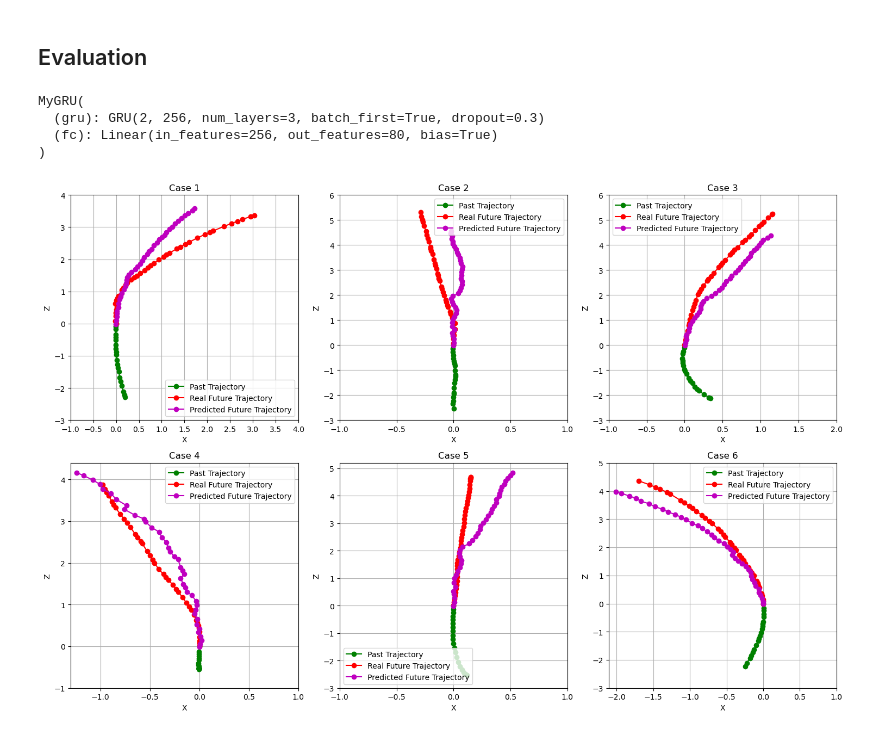
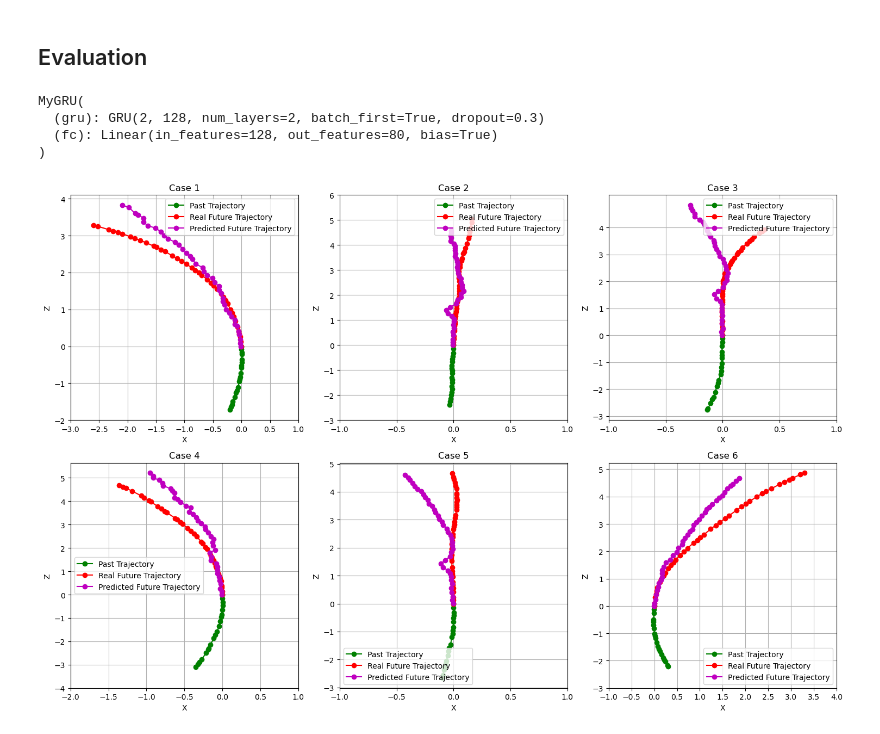
Before and after one commit to AlexSanta/Lab_Image_and_Video_Analysis, a Jupyter notebook: step1_one_shot.ipynb, the cells around one changed output. Saved outputs shown, nothing was run; the diff lists cells and outputs as text; code cells hidden in the pictures.

```diff
--- a/step1_one_shot.ipynb
+++ b/step1_one_shot.ipynb
@@ -13,10 +13,11 @@ from torch.utils.data import Dataset, DataLoader, Subset, random_split
 folder_path = "samples_data"
 device = torch.device('cuda' if torch.cuda.is_available() else 'cpu')
 batch_size = 64
-epochs = 200
+epochs = 100
 lr = 0.001
-num_layers = 3
-hidden_size= 256
+train_ratio = 0.75
+num_layers = 2
+hidden_size= 128
 input_size = 2 #non si considera la y
 past_seconds = 2
 future_seconds = 4
@@ -199,15 +234,13 @@ test_set = Subset(dataset, list(range(train_size, len(dataset))))
 train_loader = DataLoader(train_set, num_workers=2, batch_size=batch_size, shuffle=True)
 test_loader = DataLoader(test_set, num_workers=2, batch_size=batch_size, shuffle=False)
 # %%
-#Calcolo della varianza e della deviazione standard globali di x e di z
+#Calcolo della varianza e della deviazione standard globali di x e di z nel futuro
 
 all_x_values = []
 all_z_values = []
 
-for past, future in train_set + test_set:
-    all_x_values.append(past[:, 0])
+for past, future in original_dataset:
     all_x_values.append(future[:, 0])
-    all_z_values.append(past[:, 1])
     all_z_values.append(future[:, 1])
 
 #Concatenazione di tutti i punti
@@ -220,6 +253,6 @@ global_z_variance = torch.var(all_z_values)
 global_x_std = global_x_variance ** 0.5
 global_z_std = global_z_variance ** 0.5
 
-print(f"Global variance of the x-coordinate: {global_x_variance.item()}")
-print(f"Global variance of the z-coordinate: {global_z_variance.item()}")
+print(f"Global variance of the future x-coordinate: {global_x_variance.item()}")
+print(f"Global variance of the future z-coordinate: {global_z_variance.item()}")
 # %% [output]
@@ -331,60 +364,68 @@ model.load_state_dict(torch.load("model_weights_step1_one_shot"))
 model.eval()
 # %% [output]
 MyGRU(
-  (gru): GRU(2, 256, num_layers=3, batch_first=True, dropout=0.3)
-  (fc): Linear(in_features=256, out_features=80, bias=True)
+  (gru): GRU(2, 128, num_layers=2, batch_first=True, dropout=0.3)
+  (fc): Linear(in_features=128, out_features=80, bias=True)
 )
 # %%
 model.eval()
 
-batch = next(iter(test_loader)) # prende un batch dal test_loader
-past_batch, future_batch = batch  # estrae passato e futuro dal batch
+examples = []
+batch_indices = 6   # numero batch consecutivi usati
+example_index = [9, 9, 9, 0, 5, 50]
 
-# seleziona tre esempi diversi dal batch
-indices = [5, 10, 15, 20, 25, 26]  # indici di sei campioni
-examples = [(past_batch[i], future_batch[i]) for i in indices]
+# Itera sui primi 6 batch del test_loader
+for b_idx, batch in enumerate(test_loader):
+    if b_idx >= batch_indices:
+        break
+
+    past_batch, future_batch = batch
+
+    examples.append((past_batch[example_index[b_idx]], future_batch[example_index[b_idx]]))
+
+examples[3], examples[4], examples[5] = examples[4], examples[5], examples[3]
 
 fig, axes = plt.subplots(2, 3, figsize=(15, 10))
 
 for i, (past, future) in enumerate(examples):
 
     all_points = torch.cat((past, future), 0)
-    past = past.cpu().numpy()
-    future = future.cpu().numpy()
+    past_np = past.cpu().numpy()
+    future_np = future.cpu().numpy()
 
     # Predizione del modello
-    past_tensor = past_batch[indices[i]].unsqueeze(0).to(device)  # prende un campione e aggiunge batch dim
+    past_tensor = past.unsqueeze(0).to(device)  # aggiunge batch dim
     with torch.no_grad():
         predicted_future = model(past_tensor).squeeze(0).cpu().detach().numpy()  # predice e converte in numpy
 
     row, col = divmod(i, 3)  # Converte i in (riga, colonna)
 
     # Plot
-    axes[row, col].plot(past[:, 0], past[:, 1], 'g-o', label="Past Trajectory")
-    axes[row, col].plot(future[:, 0], future[:, 1], 'r-o', label="Real Future Trajectory")
+    axes[row, col].plot(past_np[:, 0], past_np[:, 1], 'g-o', label="Past Trajectory")
+    axes[row, col].plot(future_np[:, 0], future_np[:, 1], 'r-o', label="Real Future Trajectory")
     axes[row, col].plot(predicted_future[:, 0], predicted_future[:, 1], 'm-o', label="Predicted Future Trajectory")
 
     axes[row, col].set_xlabel("X")
     axes[row, col].set_ylabel("Z")
     axes[row, col].set_title(f"Case {i+1}")
     axes[row, col].legend()
     axes[row, col].grid()
 
     x_min, x_max = all_points[:, 0].min(), all_points[:, 0].max()
     z_min, z_max = all_points[:, 1].min(), all_points[:, 1].max()
 
     x_min_tick = float(np.floor(float(x_min)))
     x_max_tick = float(np.ceil(float(x_max)))
     z_min_tick = float(np.floor(float(z_min)))
     z_max_tick = float(np.ceil(float(z_max)))
 
     axes[row, col].set_xticks(np.arange(x_min_tick, x_max_tick + 0.5, 0.5))
     axes[row, col].set_yticks(np.arange(z_min_tick, z_max_tick + 1.0, 1.0))
 
 plt.tight_layout()
 plt.show()
 # %% [output]
-[figure, old version]
+[figure, new version]
 # %%
 def performance_measurement(model, device, train_loader, test_loader):
     model.eval() #setta il modello in evaluation mode
```
Also changed, not shown: parts of 7 cells of this notebook, 11 other files.
